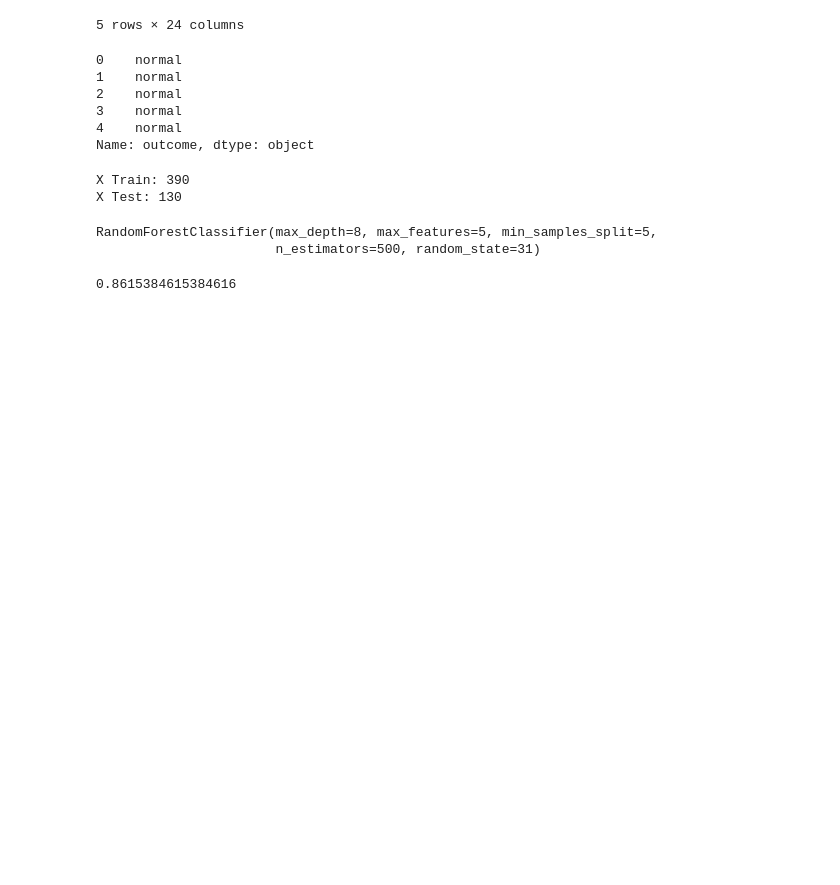
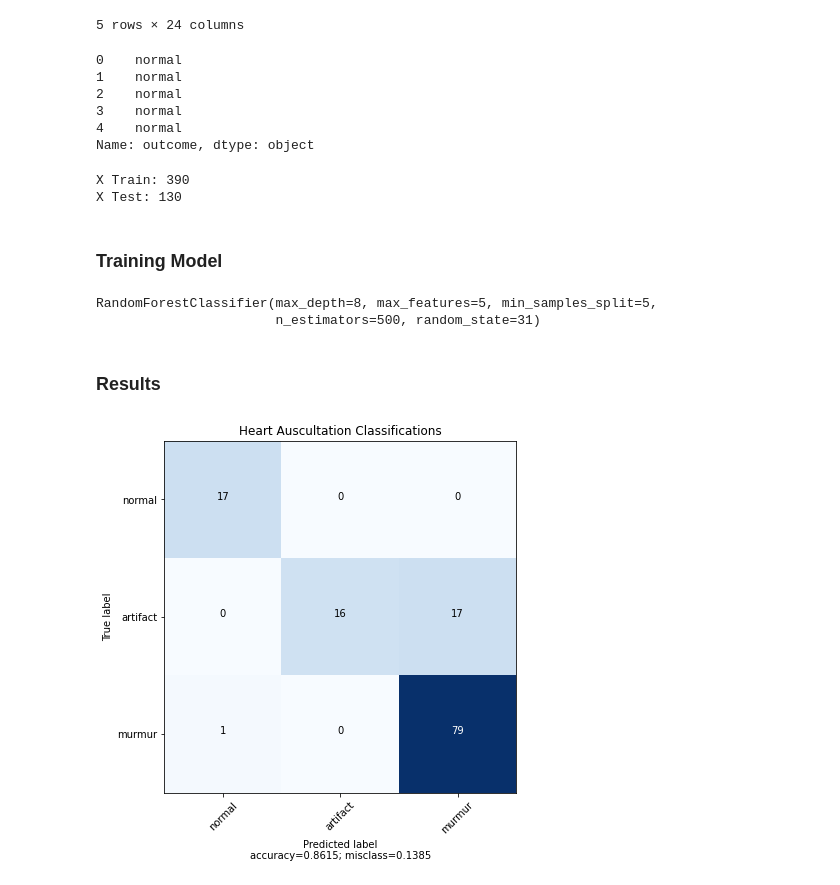
Before and after one commit to jenye-ai/heart_studio, a Jupyter notebook: rf_classifier.ipynb, the cells around one changed output. Cells and saved outputs as stored; diff of their text form; code cells hidden in the pictures; blank space fills up the shorter version.

```diff
--- a/rf_classifier.ipynb
+++ b/rf_classifier.ipynb
@@ -95,6 +97,8 @@ print("X Train: ",len(X_train),"\n","X Test: ",len(X_test),sep="")
 # %% [output]
 X Train: 390
 X Test: 130
+# %% [markdown]
+### Training Model
 # %%
 from sklearn.ensemble import RandomForestClassifier
 forest=RandomForestClassifier(max_depth= 8,
@@ -105,9 +109,5 @@ forest
 # %% [output]
 RandomForestClassifier(max_depth=8, max_features=5, min_samples_split=5,
                        n_estimators=500, random_state=31)
-# %%
-from sklearn.metrics import accuracy_score
-y_pred=forest.predict(X_test)
-accuracy_score(y_test,y_pred)
-# %% [output]
-0.8615384615384616
+# %% [markdown]
+### Results
@@ -113,0 +160,8 @@ accuracy_score(y_test,y_pred)
+# %%
+from sklearn.metrics import confusion_matrix
+cm = confusion_matrix(y_test, y_pred)
+labels = feature_df["outcome"].unique()
+
+plot_confusion_matrix(cm, labels)
+# %% [output]
+[figure, added]
```
Also changed, not shown: parts of 3 cells of this notebook, 2 other files.
